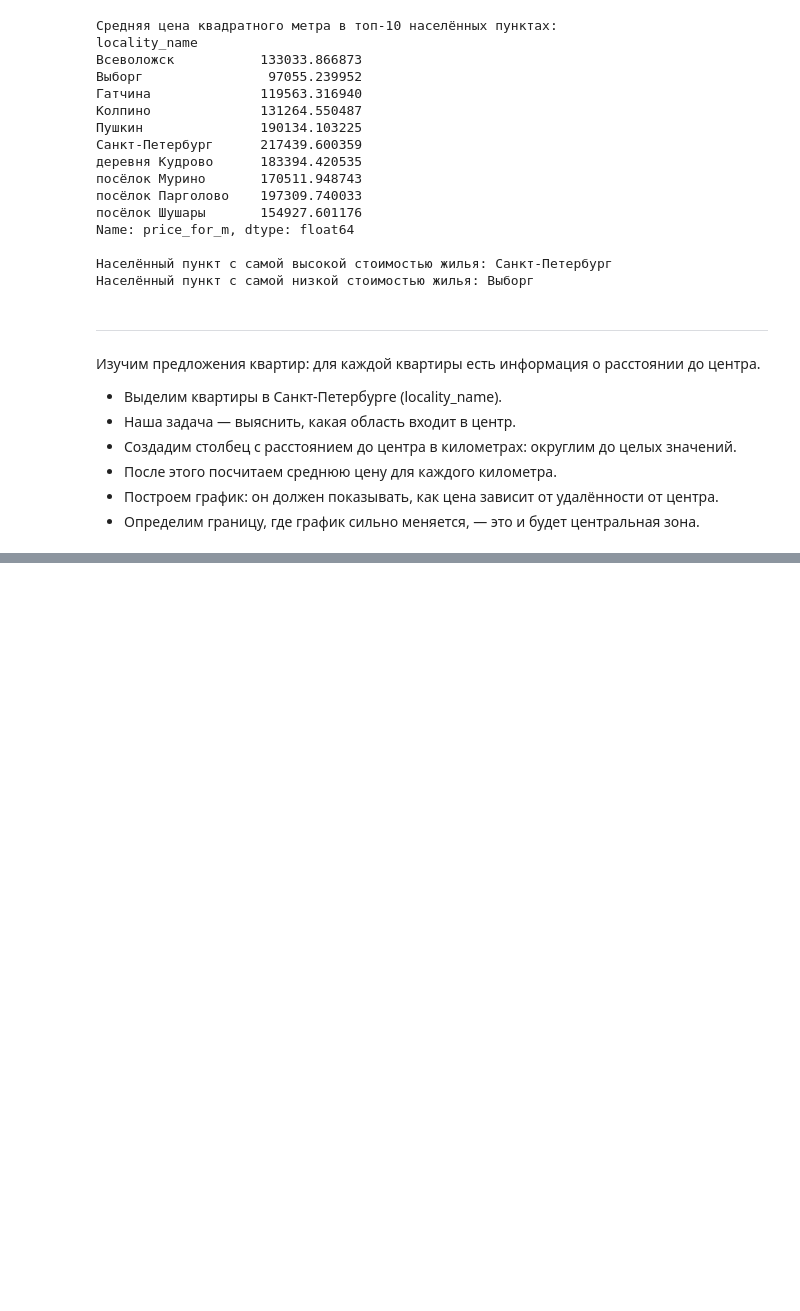
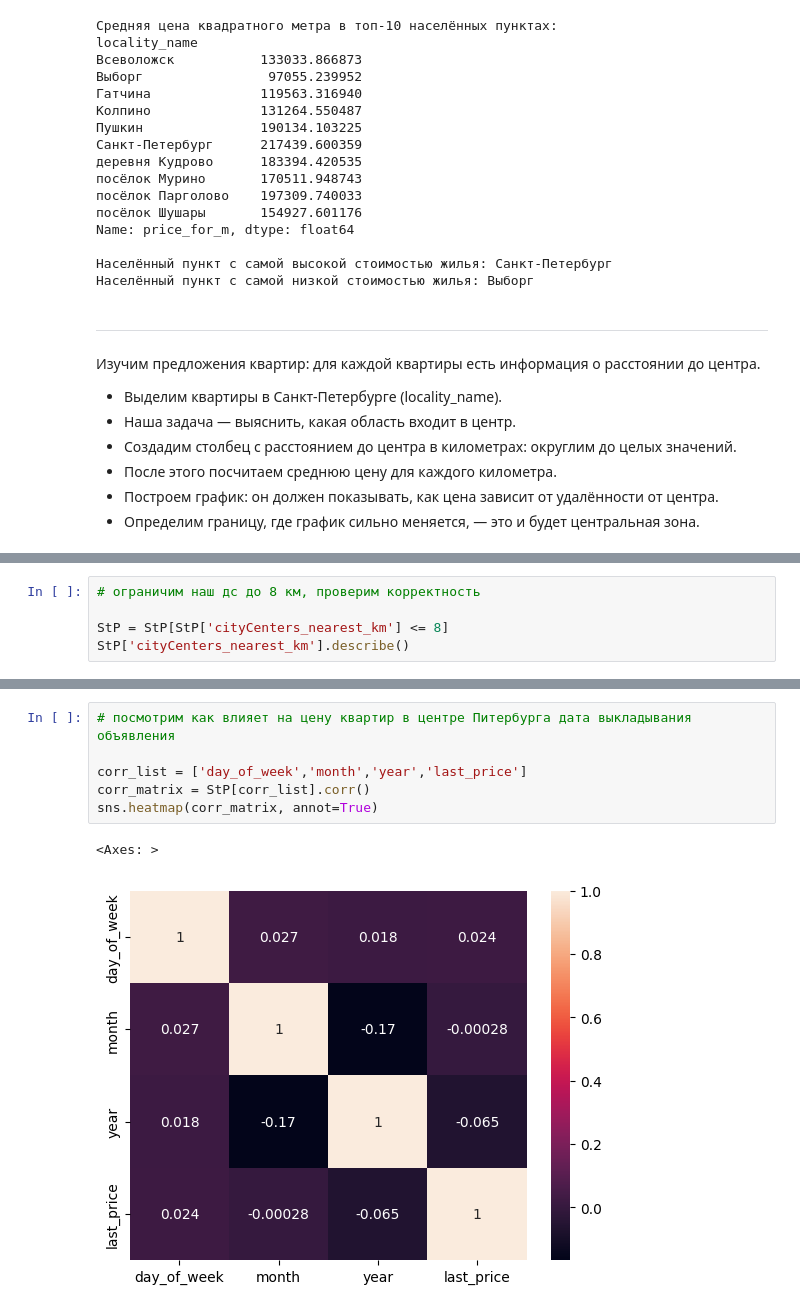
Before and after one commit to hactac9i/-----------------_------, a Jupyter notebook: real_estate_data.ipynb, the cells around one changed output, grey strips where cells are left out. Saved outputs shown, nothing was run; the diff lists cells and outputs as text; blank space fills up the shorter version.

```diff
--- a/real_estate_data.ipynb
+++ b/real_estate_data.ipynb
@@ -658,0 +642,5 @@ ValueError: Date ordinal -38150000.0 converts to -102482-11-07T00:00:00.000000 (
+# %%
+# ограничим наш дс до 8 км, проверим корректность
+
+StP = StP[StP['cityCenters_nearest_km'] <= 8]
+StP['cityCenters_nearest_km'].describe()
@@ -658,0 +707,9 @@ ValueError: Date ordinal -38150000.0 converts to -102482-11-07T00:00:00.000000 (
+# %%
+# посмотрим как влияет на цену квартир в центре Питербурга дата выкладывания объявления
+
+corr_list = ['day_of_week','month','year','last_price']
+corr_matrix = StP[corr_list].corr()
+sns.heatmap(corr_matrix, annot=True)
+# %% [output]
+<Axes: >
+[figure, added]
```
Also changed, not shown: parts of 19 cells of this notebook.
